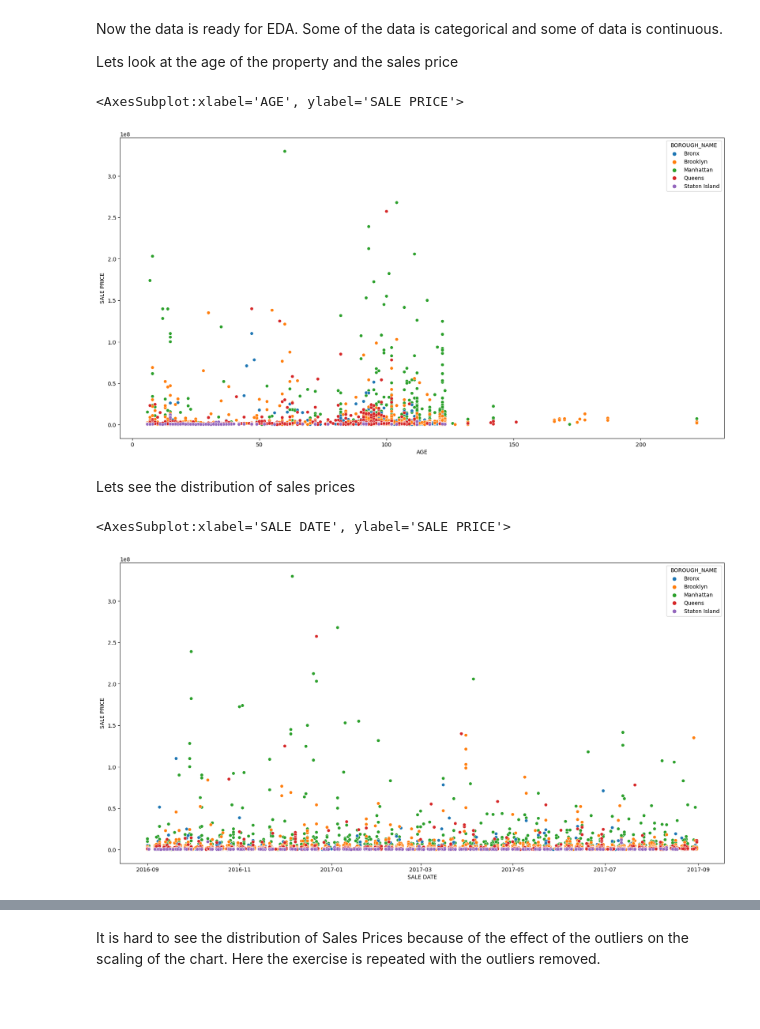
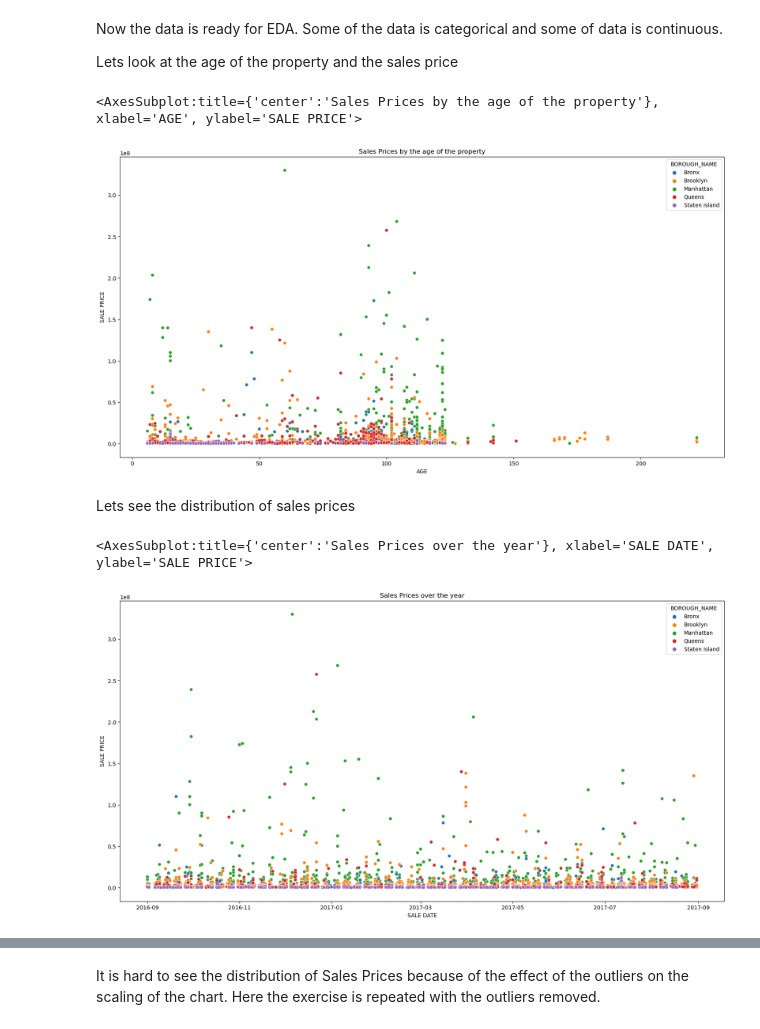
Before and after one commit to arame/MagnimindTask1, a Jupyter notebook: Task1_eda.ipynb, the cells around one changed output, grey strips where cells are left out. Drawn from its saved outputs; the diff is of its cells as text; code cells hidden in the pictures; blank space fills up the shorter version.

```diff
--- a/Task1_eda.ipynb
+++ b/Task1_eda.ipynb
@@ -66,19 +67,20 @@ Now the data is ready for EDA. Some of the data is categorical and some of data
 Lets look at the age of the property and the sales price
 # %%
 plt.figure(figsize = (20,10))
-
+plt.title("Sales Prices by the age of the property")
 sns.scatterplot(data=clean.df_housing, x="AGE", y="SALE PRICE", hue="BOROUGH_NAME", hue_order=borough_names)
 # %% [output]
-<AxesSubplot:xlabel='AGE', ylabel='SALE PRICE'>
+<AxesSubplot:title={'center':'Sales Prices by the age of the property'}, xlabel='AGE', ylabel='SALE PRICE'>
-[figure, old version]
+[figure, new version]
 # %% [markdown]
 Lets see the distribution of sales prices
 # %%
 plt.figure(figsize = (20,10))
+plt.title("Sales Prices over the year")
 sns.scatterplot(data=clean.df_housing, x="SALE DATE", y="SALE PRICE", hue="BOROUGH_NAME", hue_order=borough_names)
 # %% [output]
-<AxesSubplot:xlabel='SALE DATE', ylabel='SALE PRICE'>
+<AxesSubplot:title={'center':'Sales Prices over the year'}, xlabel='SALE DATE', ylabel='SALE PRICE'>
-[figure, old version]
+[figure, new version]
 # %%
 plt.figure(figsize = (20,10))
 plt.title("Sales prices per month per borough")
```
Also changed, not shown: parts of 7 cells of this notebook.
